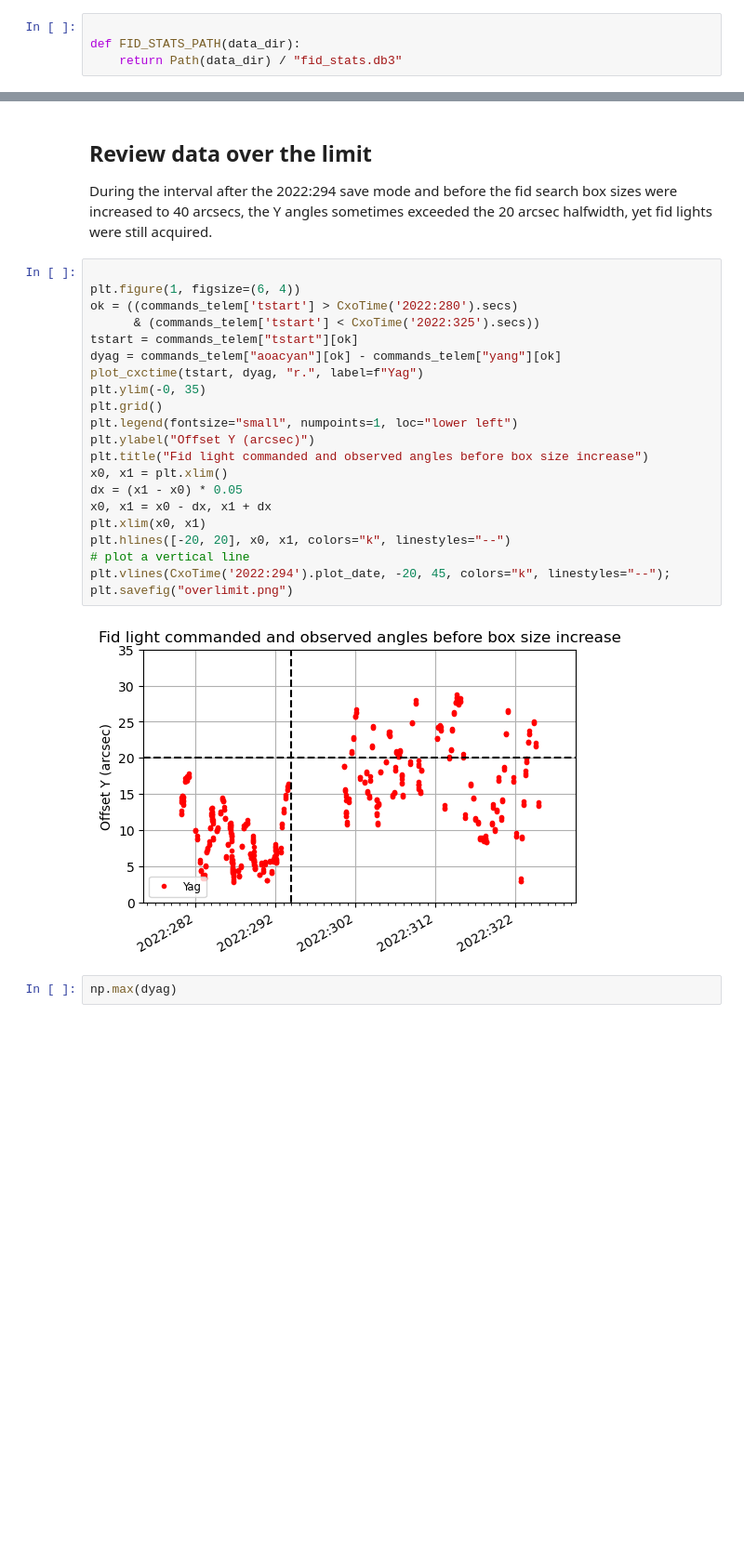
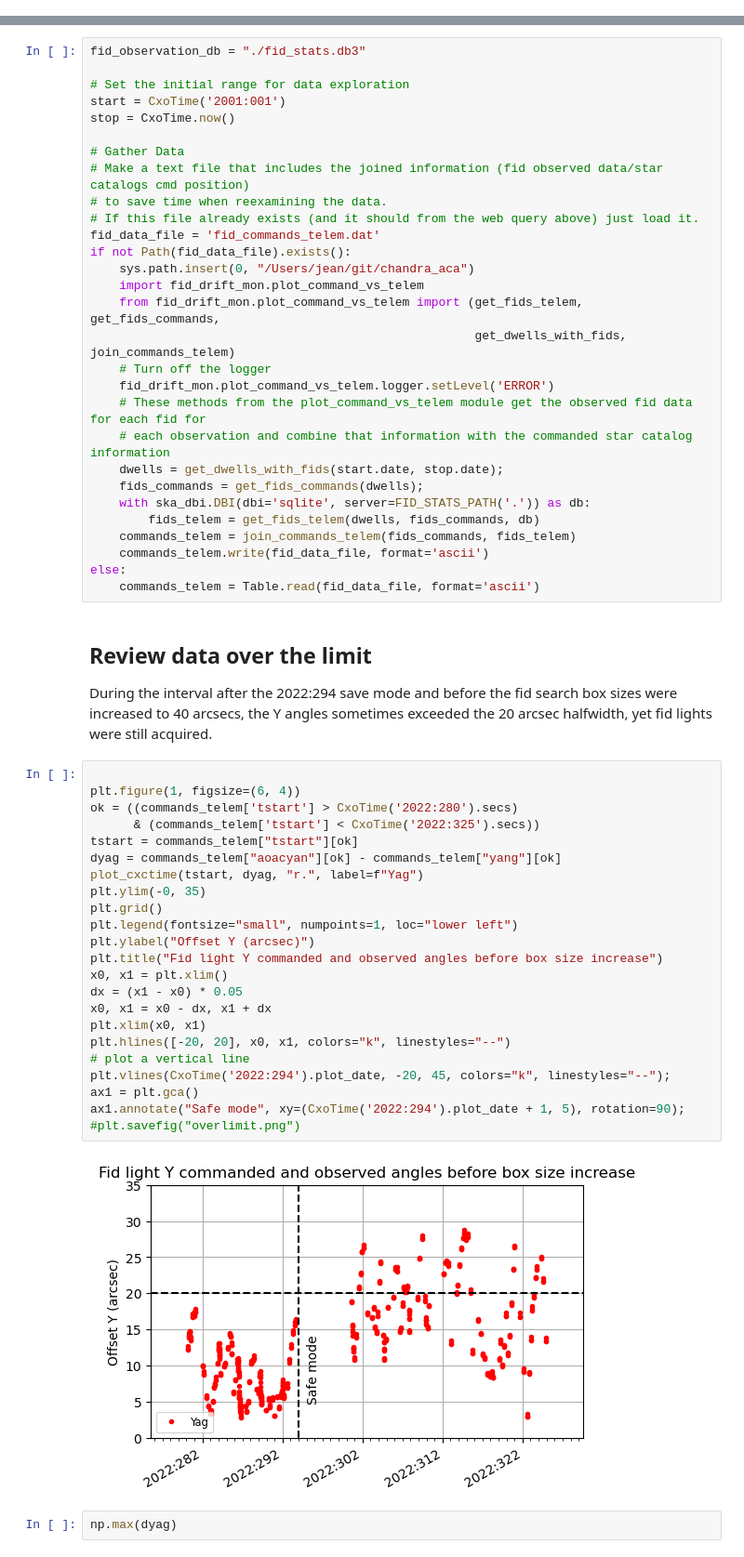
Before and after one commit to sot/fid_drift_mon, a Jupyter notebook: fid_offset_coeff.ipynb, the cells around one changed output, grey strips where cells are left out. Shown: that part at 93% size. Drawn from its saved outputs; the diff is of its cells as text; blank space fills up the shorter version.

```diff
--- a/fid_offset_coeff.ipynb
+++ b/fid_offset_coeff.ipynb
@@ -27,4 +26,0 @@ from fid_drift_mon.plot_command_vs_telem import (get_fids_telem, get_fids_comman
-# %%
-
-def FID_STATS_PATH(data_dir):
-    return Path(data_dir) / "fid_stats.db3"
@@ -55,3 +41,32 @@ else:
+# %%
+fid_observation_db = "./fid_stats.db3"
+
+# Set the initial range for data exploration
+start = CxoTime('2001:001')
+stop = CxoTime.now()
+
+# Gather Data
+# Make a text file that includes the joined information (fid observed data/star catalogs cmd position)
+# to save time when reexamining the data.
+# If this file already exists (and it should from the web query above) just load it.
+fid_data_file = 'fid_commands_telem.dat'
+if not Path(fid_data_file).exists():
+    sys.path.insert(0, "/Users/jean/git/chandra_aca")
+    import fid_drift_mon.plot_command_vs_telem
+    from fid_drift_mon.plot_command_vs_telem import (get_fids_telem, get_fids_commands,
+                                                     get_dwells_with_fids, join_commands_telem)
+    # Turn off the logger
+    fid_drift_mon.plot_command_vs_telem.logger.setLevel('ERROR')
+    # These methods from the plot_command_vs_telem module get the observed fid data for each fid for
+    # each observation and combine that information with the commanded star catalog information
+    dwells = get_dwells_with_fids(start.date, stop.date);
+    fids_commands = get_fids_commands(dwells);
+    with ska_dbi.DBI(dbi='sqlite', server=FID_STATS_PATH('.')) as db:
+        fids_telem = get_fids_telem(dwells, fids_commands, db)
+    commands_telem = join_commands_telem(fids_commands, fids_telem)
+    commands_telem.write(fid_data_file, format='ascii')
+else:
+    commands_telem = Table.read(fid_data_file, format='ascii')
 # %% [markdown]
 ## Review data over the limit
 
@@ -59,26 +74,28 @@ During the interval after the 2022:294 save mode and before the fid search box s
 # %%
 
 plt.figure(1, figsize=(6, 4))
 ok = ((commands_telem['tstart'] > CxoTime('2022:280').secs)
       & (commands_telem['tstart'] < CxoTime('2022:325').secs))
 tstart = commands_telem["tstart"][ok]
 dyag = commands_telem["aoacyan"][ok] - commands_telem["yang"][ok]
 plot_cxctime(tstart, dyag, "r.", label=f"Yag")
 plt.ylim(-0, 35)
 plt.grid()
 plt.legend(fontsize="small", numpoints=1, loc="lower left")
 plt.ylabel("Offset Y (arcsec)")
-plt.title("Fid light commanded and observed angles before box size increase")
+plt.title("Fid light Y commanded and observed angles before box size increase")
 x0, x1 = plt.xlim()
 dx = (x1 - x0) * 0.05
 x0, x1 = x0 - dx, x1 + dx
 plt.xlim(x0, x1)
 plt.hlines([-20, 20], x0, x1, colors="k", linestyles="--")
 # plot a vertical line
 plt.vlines(CxoTime('2022:294').plot_date, -20, 45, colors="k", linestyles="--");
-plt.savefig("overlimit.png")
+ax1 = plt.gca()
+ax1.annotate("Safe mode", xy=(CxoTime('2022:294').plot_date + 1, 5), rotation=90);
+#plt.savefig("overlimit.png")
 # %% [output]
-[figure, old version]
+[figure, new version]
 # %%
 np.max(dyag)
 # %% [output]
```
Also changed, not shown: parts of 47 cells of this notebook.
